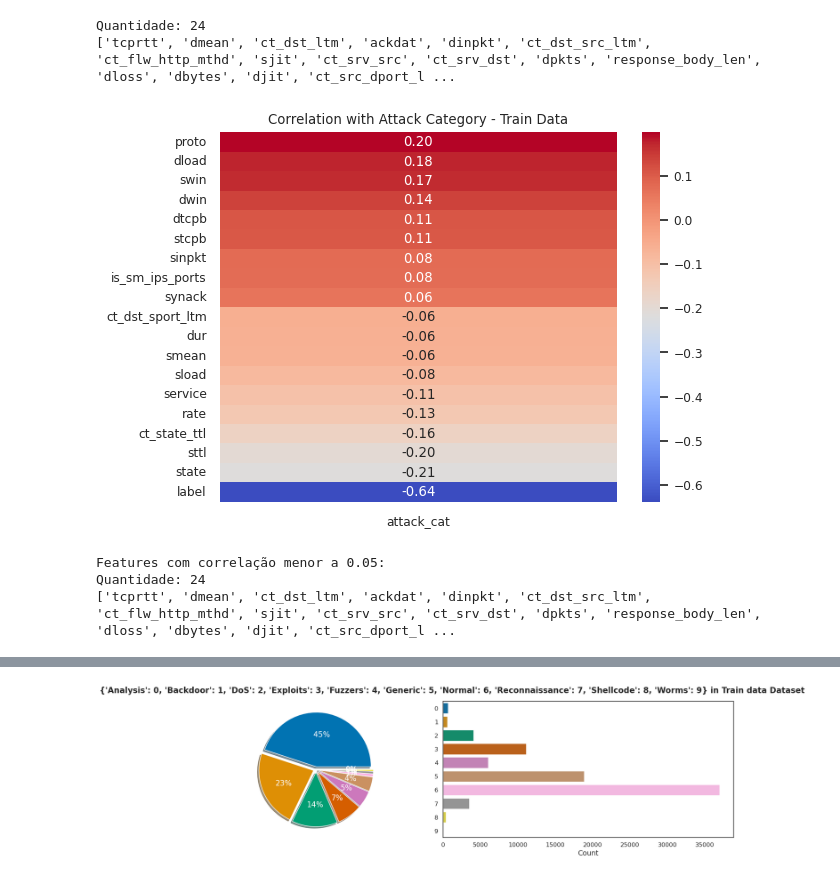
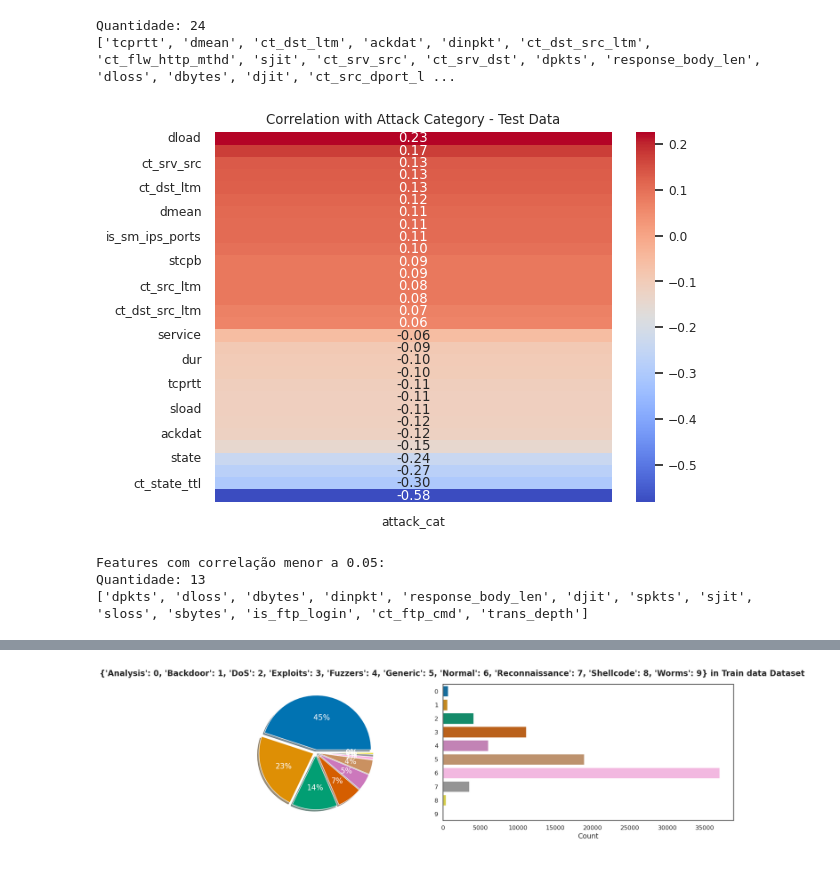
Before and after one commit to lucas-bruzzone/UNSW-NB15-Article, a Jupyter notebook: unsw-nb15-study.ipynb, the cells around one changed output, grey strips where cells are left out. Cells and saved outputs as stored; diff of their text form; code cells hidden in the pictures.

```diff
--- a/unsw-nb15-study.ipynb
+++ b/unsw-nb15-study.ipynb
@@ -160,33 +222,33 @@ print(low_corr_features)
 Quantidade: 24
 ['tcprtt', 'dmean', 'ct_dst_ltm', 'ackdat', 'dinpkt', 'ct_dst_src_ltm', 'ct_flw_http_mthd', 'sjit', 'ct_srv_src', 'ct_srv_dst', 'dpkts', 'response_body_len', 'dloss', 'dbytes', 'djit', 'ct_src_dport_l ...
 # %%
-corr = train.corr(numeric_only=True)
+corr = test.corr(numeric_only=True)
 target_corr = corr['attack_cat'].drop('attack_cat')
 
 # Sort correlation values in descending order
 target_corr_sorted = target_corr.sort_values(ascending=False)
 
 # Selecionar as features com valores de correlação maiores que 0.05 em módulo
 target_corr_filtered = target_corr_sorted[abs(target_corr_sorted) >= 0.05]
 
 # Criar uma lista com os nomes das features com valores menores que 0.05 em módulo
 low_corr_features = target_corr_sorted[abs(target_corr_sorted) < 0.05].index.tolist()
 
 
 # Plotar o heatmap com as features selecionadas
 sns.set(font_scale=0.8)
 sns.set_style("white")
 sns.set_palette("PuBuGn_d")
 sns.heatmap(target_corr_filtered.to_frame(), cmap="coolwarm", annot=True, fmt='.2f')
-plt.title('Correlation with Attack Category - Train Data')
+plt.title('Correlation with Attack Category - Test Data')
 plt.show()
 
 # Printar o nome das features com valores menores que 0.1
 print("Features com correlação menor a 0.05:")
 print(f"Quantidade: {len(low_corr_features)}")
 print(low_corr_features)
 # %% [output]
-[figure, old version]
+[figure, new version]
 Features com correlação menor a 0.05:
-Quantidade: 24
-['tcprtt', 'dmean', 'ct_dst_ltm', 'ackdat', 'dinpkt', 'ct_dst_src_ltm', 'ct_flw_http_mthd', 'sjit', 'ct_srv_src', 'ct_srv_dst', 'dpkts', 'response_body_len', 'dloss', 'dbytes', 'djit', 'ct_src_dport_l ...
+Quantidade: 13
+['dpkts', 'dloss', 'dbytes', 'dinpkt', 'response_body_len', 'djit', 'spkts', 'sjit', 'sloss', 'sbytes', 'is_ftp_login', 'ct_ftp_cmd', 'trans_depth']
```
Also changed, not shown: parts of 45 cells of this notebook.
